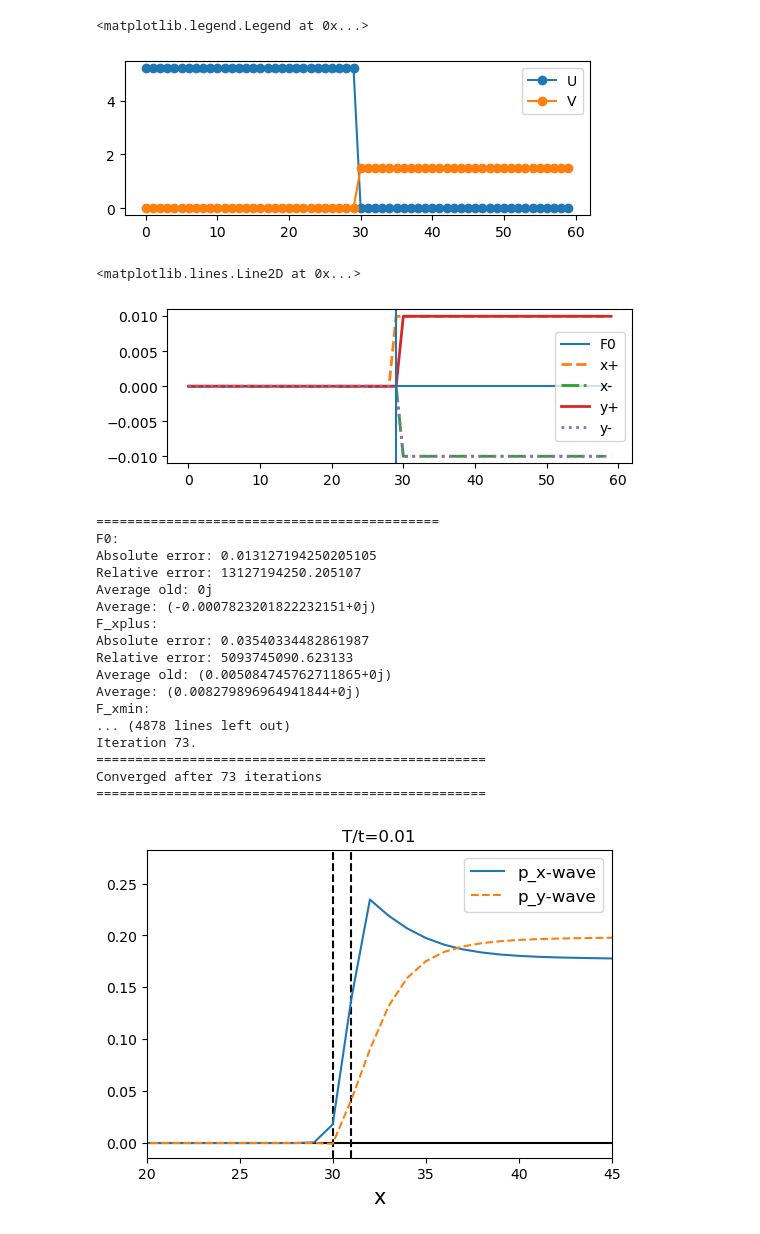
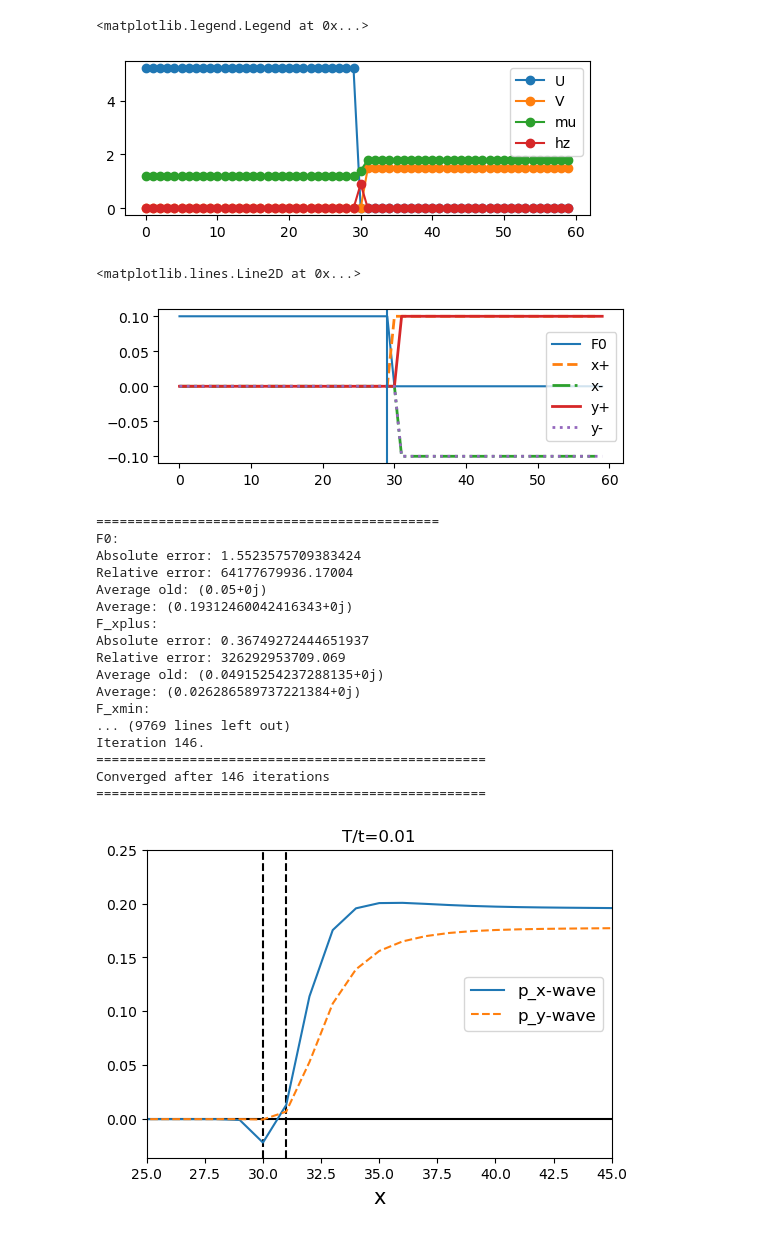
Before and after one commit to emilssp/master-thesis-codebase, a Jupyter notebook: notebooks/NFP.ipynb, the cells around one changed output. Saved outputs shown, nothing was run; the diff lists cells and outputs as text; code cells hidden in the pictures.

```diff
--- a/notebooks/NFP.ipynb
+++ b/notebooks/NFP.ipynb
@@ -9,54 +9,52 @@ import matplotlib.pyplot as plt
 from scripts.hamiltonian import Lattice, Hamiltonian
 from scripts.self_consistency import bdg_sc
 # %%
-widthN = 30
+widthS = 30
 widthF = 1
 widthP = 30
 
-X, Y = widthN+widthP, 61
+X, Y = widthS+widthP, 61
 lattice = Lattice(X, Y)
 t = 1
 T = 0.01
 
-muN = 1.2 * t
+muS = 1.2 * t
 muP = 1.8 * t
 muF = 1.4 * t
 mu = np.zeros(lattice.X)
-mu[:widthN] = muN
-mu[widthN:widthN + widthF] = muF
-mu[widthN + widthF:widthN + widthF + widthP] = muP
+mu[:widthS] = muS
+mu[widthS:widthS + widthF] = muF
+mu[widthS + widthF:widthS + widthF + widthP] = muP
 
 hz0 = 0.9 * t
 hz = np.zeros_like(mu)
-hz[widthN:widthN + widthF] = hz0
+hz[widthS:widthS + widthF] = hz0
 
 U0 = 5.2 * t
 U = U0 * np.ones(lattice.X)
-U[widthN:] = 0
-# U = None
+U[widthS:] = 0
+# U[widthS-1] = U0/2
 
 V0 = 1.5 * t
 V = V0 * np.ones(lattice.X)
-V[:widthN] = 0
-# V = None
+V[:widthF+widthS] = 0
+# V[widthF+widthS] = V0/2
 
-V_prime = V0 * np.ones(lattice.X)
-V_prime[:widthN] = 0
 V_prime = None
 
 plt.figure(figsize=(6,2))
 if U is not None:
     plt.plot(U, '-o', label="U")
 if V is not None:
     plt.plot(V, '-o', label="V")
 if V_prime is not None:
     plt.plot(V_prime, '-o', label="V'",)
-# plt.plot(mu, '-o', label='mu')
-# plt.plot(hz, '-o', label='hz')
+plt.plot(mu, '-o', label='mu')
+plt.plot(hz, '-o', label='hz')
 
 plt.legend()
 # %% [output]
 <matplotlib.legend.Legend at 0x...>
-[figure, old version]
+[figure, new version]
 # %%
 H = Hamiltonian(t, mu, lattice, U=U, V_prime=V_prime, V=V,
@@ -80,29 +78,29 @@ if V_prime is not None:
     plt.plot(np.imag(H.Fuu_yplus), label="y+", linestyle='-', lw=2)
     plt.plot(np.imag(H.Fuu_ymin), label="y-", linestyle=':', lw=2)
 plt.legend()
-plt.axvline(widthN-1)
+plt.axvline(widthS-1)
 # %% [output]
 <matplotlib.lines.Line2D at 0x...>
-[figure, old version]
+[figure, new version]
 # %%
-F_swave, F_dwave, F_px, F_py = bdg_sc(H, atol=1e-3, rtol=0.1, maxiter=500, verbose=True, temperature=T)
+F_swave, F_dwave, F_px, F_py = bdg_sc(H, atol=1e-6, rtol=0.3, maxiter=500, verbose=True, temperature=T)
 # %% [output]
 ============================================
 F0:
-Absolute error: 0.013127194250205105
-Relative error: 13127194250.205107
-Average old: 0j
-Average: (-0.0007823201822232151+0j)
+Absolute error: 1.5523575709383424
+Relative error: 64177679936.17004
+Average old: (0.05+0j)
+Average: (0.19312460042416343+0j)
 F_xplus:
-Absolute error: 0.03540334482861987
-Relative error: 5093745090.623133
-Average old: (0.005084745762711865+0j)
-Average: (0.008279896964941844+0j)
+Absolute error: 0.36749272444651937
+Relative error: 326292953709.069
+Average old: (0.04915254237288135+0j)
+Average: (0.026286589737221384+0j)
 F_xmin:
-... (4878 lines left out)
-Iteration 73.
+... (9769 lines left out)
+Iteration 146.
 ==================================================
-Converged after 73 iterations
+Converged after 146 iterations
 ==================================================
 # %%
 F_yplus = H.Fuu_yplus + H.Fdd_yplus
@@ -119,23 +117,24 @@ F_dwave2 = (F_xplus + F_xmin - F_yplus - F_ymin) / 4
 F_px2 = (F_xplus - F_xmin) / 2
 F_py2 = (F_yplus - F_ymin) / 2
 # %%
-x = np.arange(1, widthN + widthP + 1)
+x = np.arange(1, widthS + widthP + 1)
 
 fig, axs = plt.subplots(1, 1, figsize=(6, 4))
 axs.set_title(f"T/t={T}")
-# axs.plot(x, np.real(F_swave), label="s-wave")
-# axs.plot(x, np.real(F_dwave), label="d-wave")
 
 axs.axhline(0, color = 'black')
-axs.axvline(widthN, color='black', linestyle='--')
-axs.axvline(widthN+widthF, color='black', linestyle='--')
+# axs.axhline(0.2, color = 'black')
+
+axs.axvline(widthS, color='black', linestyle='--')
+axs.axvline(widthS+widthF, color='black', linestyle='--')
 
 axs.plot(x, np.real(F_px), label="p_x-wave")
 axs.plot(x, np.imag(F_py), "--", label="p_y-wave")
 axs.set_xlabel("x", fontsize=15)
-axs.set_xlim(20, 45)
-# axs.set_ylim(0, None)
+axs.set_xlim(25, 45)
+axs.set_ylim(None, 0.25)
 axs.legend(fontsize=12, loc="best")
+plt.savefig('../figures/SFP.pdf')
 plt.show()
 # %% [output]
-[figure, old version]
+[figure, new version]
```
Also changed, not shown: parts of 1 cell of this notebook, 5 other files.
